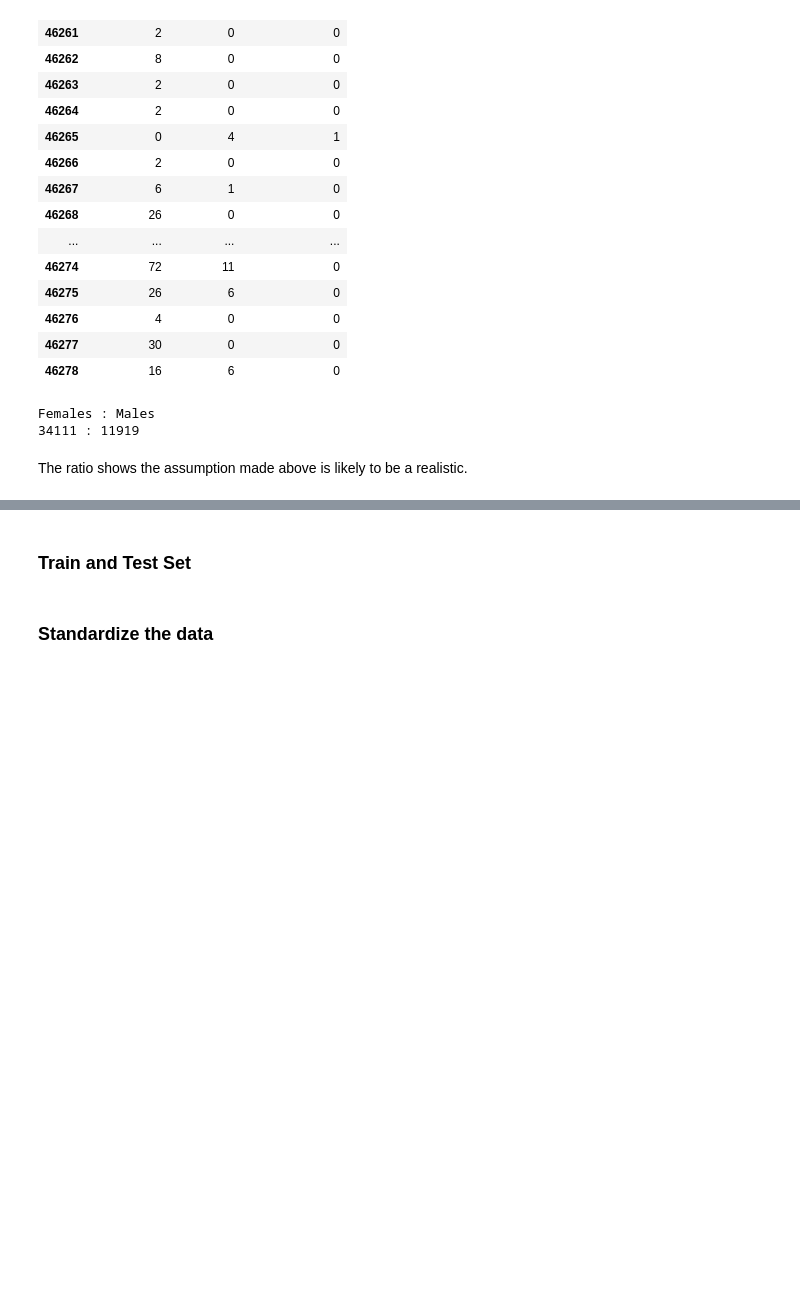
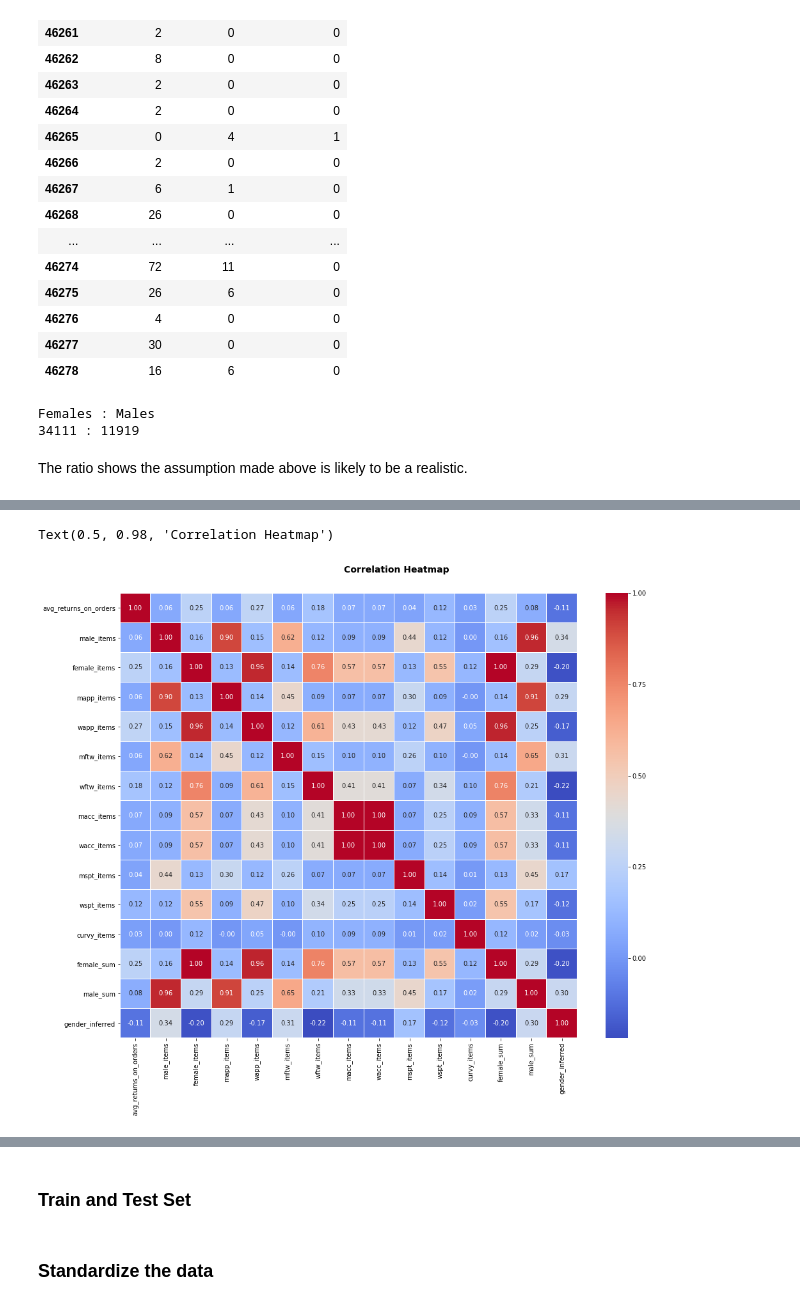
Before and after one commit to rustycodemonkey/dschallenge, a Jupyter notebook: dschallenge_keras.ipynb, the cells around one changed output, grey strips where cells are left out. Drawn from its saved outputs; the diff is of its cells as text; code cells hidden in the pictures; blank space fills up the shorter version.

```diff
--- a/dschallenge_keras.ipynb
+++ b/dschallenge_keras.ipynb
@@ -605,0 +732,21 @@ Text(0.5, 0.98, 'Correlation Heatmap')
+# %%
+# Looking at a correlation matrix of the dataframe with inferred gender
+corr = df_assumption.corr()
+
+fig, (ax) = plt.subplots(1, 1, figsize=(16,12))
+hm = sns.heatmap(corr,
+                 ax=ax,           # Axes in which to draw the plot, otherwise use the currently-active Axes.
+                 cmap="coolwarm", # Color Map.
+                 #square=True,    # If True, set the Axes aspect to “equal” so each cell will be square-shaped.
+                 annot=True,
+                 fmt='.2f',       # String formatting code to use when adding annotations.
+                 #annot_kws={"size": 14},
+                 linewidths=.05)
+
+fig.subplots_adjust(top=0.93)
+fig.suptitle('Correlation Heatmap',
+              fontsize=14,
+              fontweight='bold')
+# %% [output]
+Text(0.5, 0.98, 'Correlation Heatmap')
+[figure, added]
```
Also changed, not shown: parts of 25 cells of this notebook.
